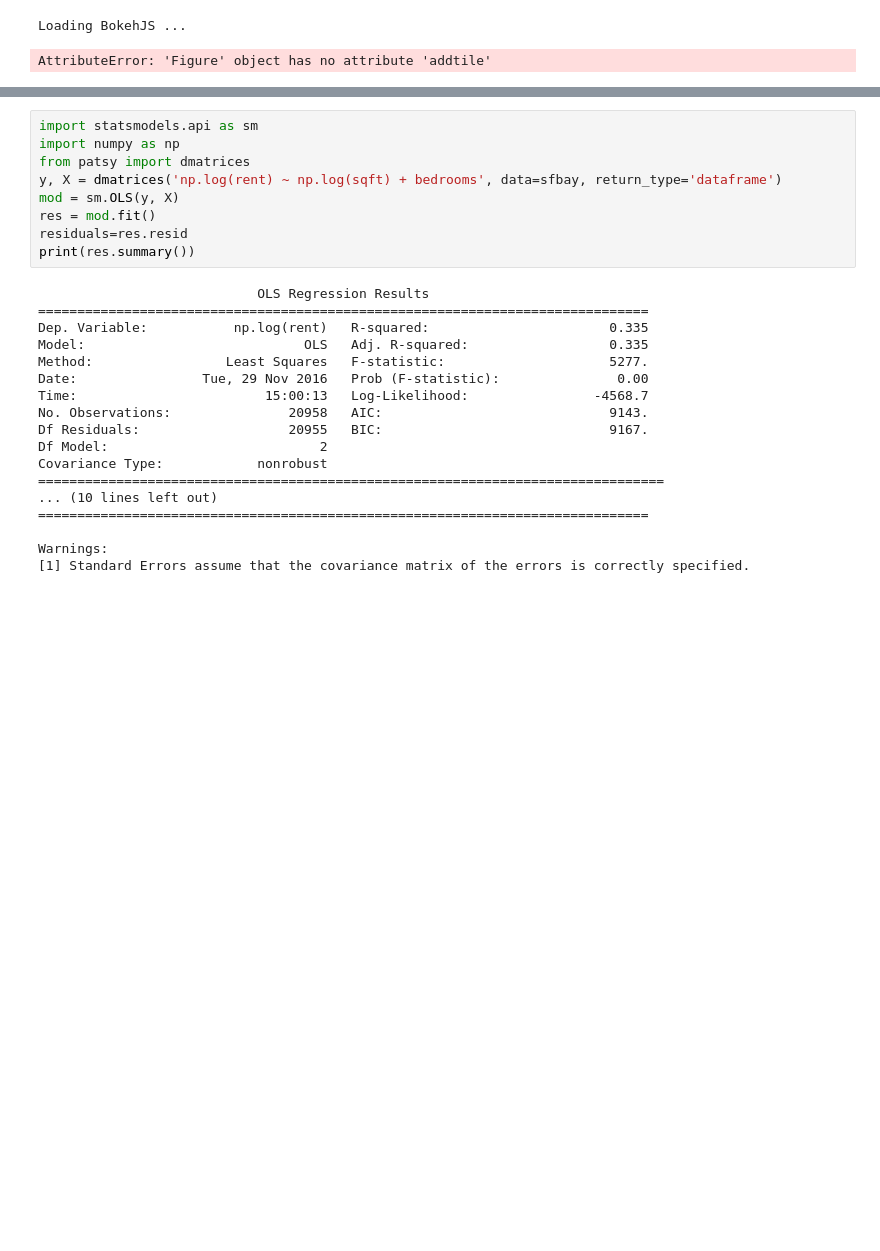
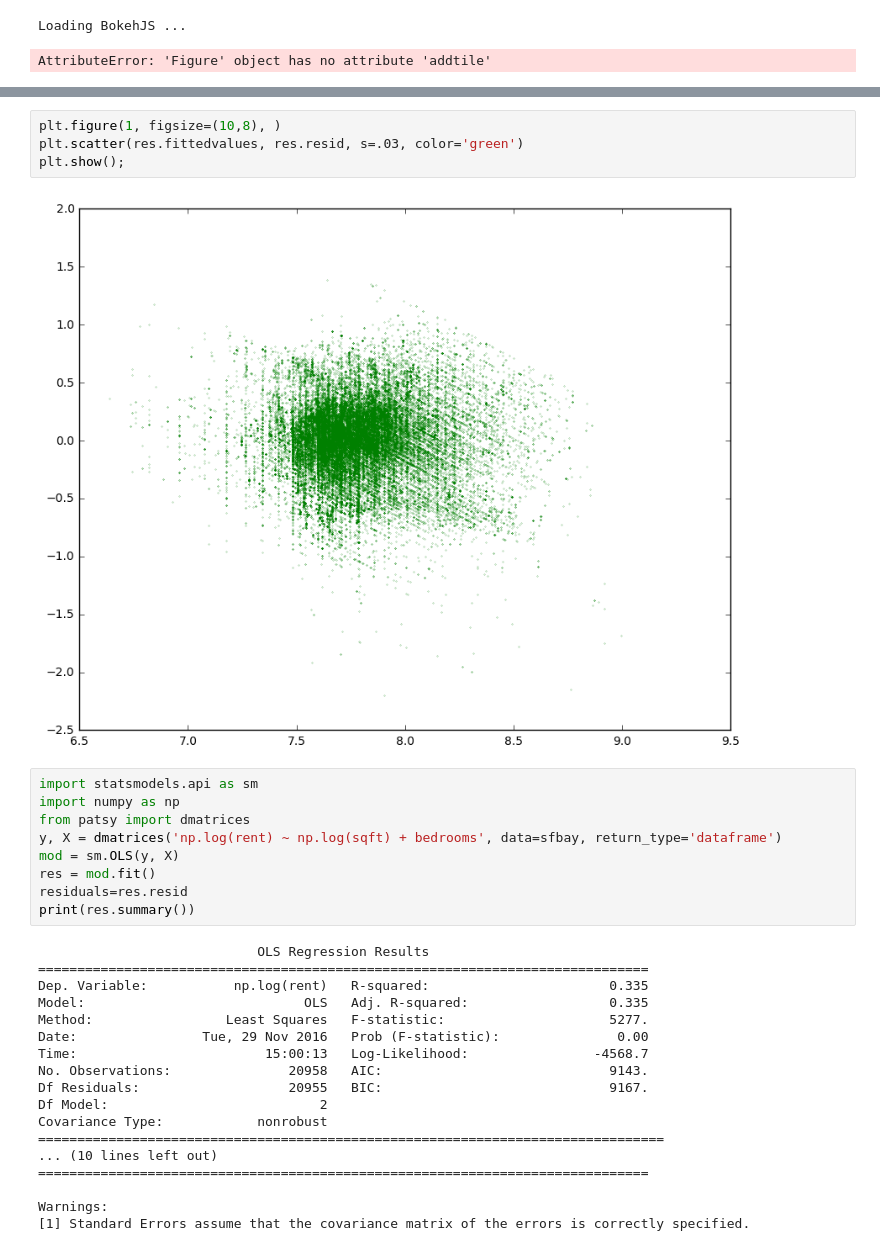
Before and after one commit to ual/rental-listings, a Jupyter notebook: new_rents.ipynb, the cells around one changed output, grey strips where cells are left out. Saved outputs shown, nothing was run; the diff lists cells and outputs as text; blank space fills up the shorter version.

```diff
--- a/new_rents.ipynb
+++ b/new_rents.ipynb
@@ -240,3 +252,9 @@ Warnings:
+# %%
+plt.figure(1, figsize=(10,8), )
+plt.scatter(res.fittedvalues, res.resid, s=.03, color='green')
+plt.show();
+# %% [output]
+[figure, added]
 # %%
 import statsmodels.api as sm
 import numpy as np
```
Also changed, not shown: parts of 10 cells of this notebook.
